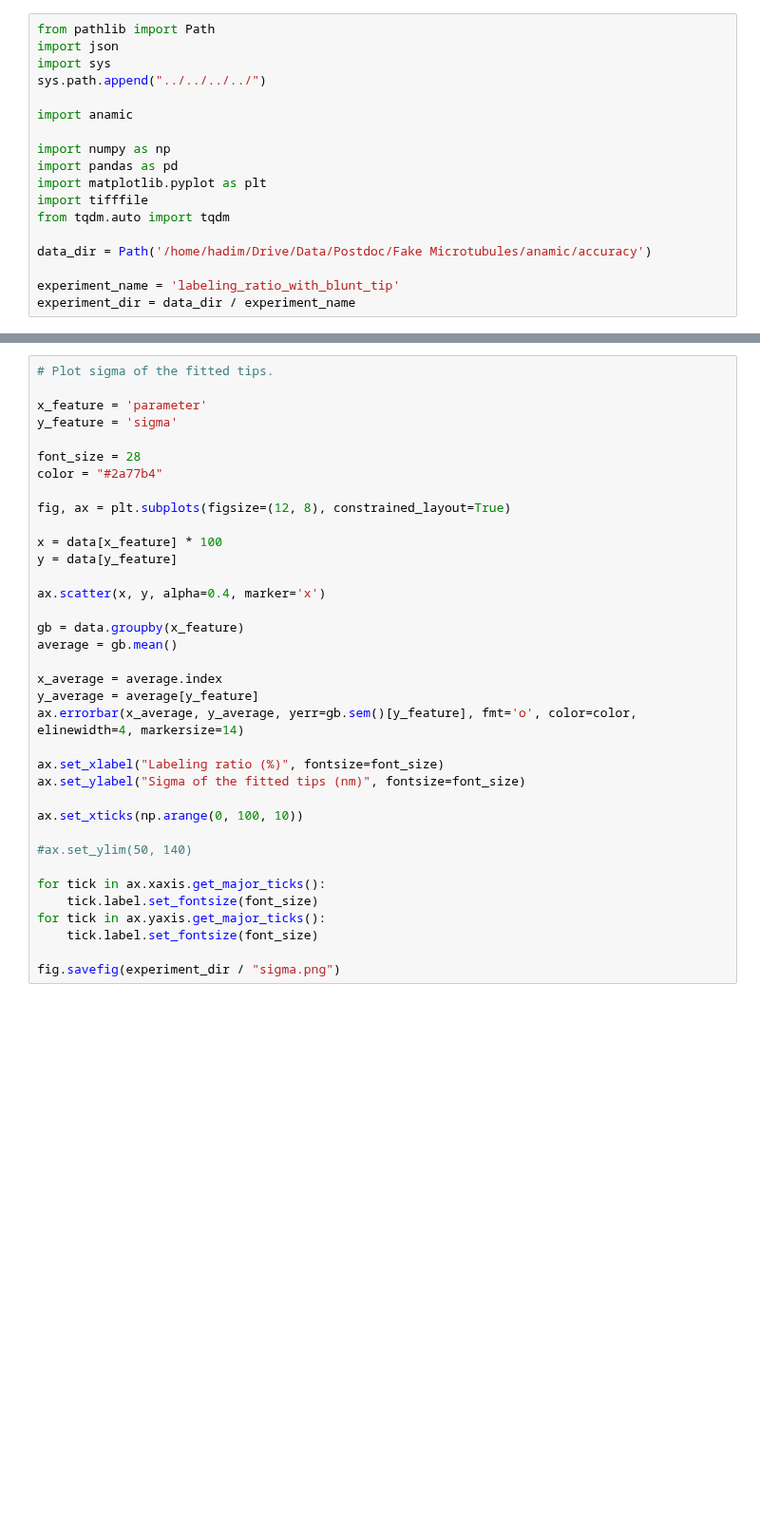
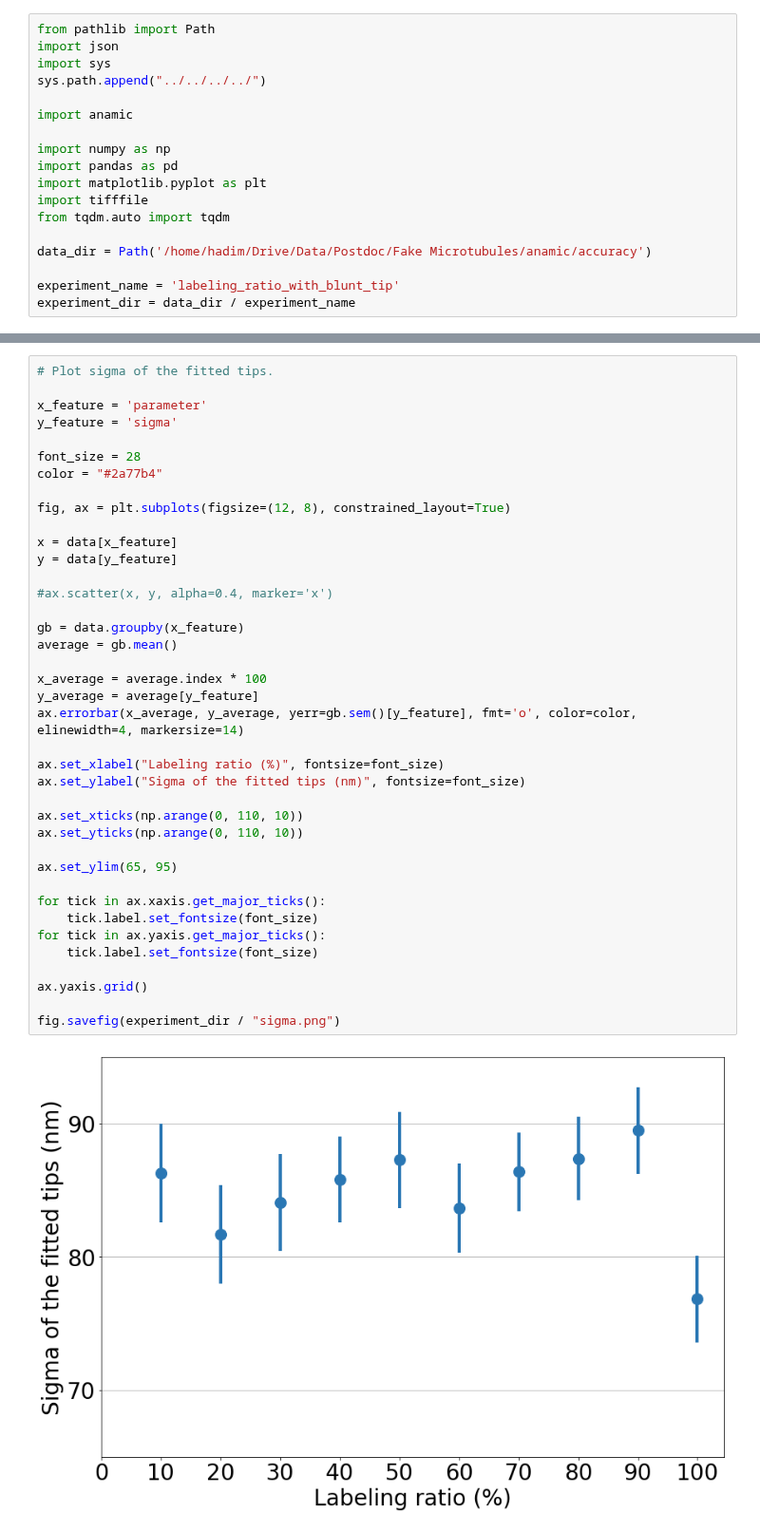
Before and after one commit to brouhardlab/anamic, a Jupyter notebook: notebooks/Experiments/Fitter Accuracy/Variable Labeling Ratio/3_Analysis.ipynb, the cells around one changed output, grey strips where cells are left out. Shown at 95% size. Cells and saved outputs as stored; diff of their text form; blank space fills up the shorter version.

```diff
--- a/notebooks/Experiments/Fitter Accuracy/Variable Labeling Ratio/3_Analysis.ipynb
+++ b/notebooks/Experiments/Fitter Accuracy/Variable Labeling Ratio/3_Analysis.ipynb
@@ -74,35 +92,40 @@ fig.savefig(experiment_dir / "error.png")
 # Plot sigma of the fitted tips.
 
 x_feature = 'parameter'
 y_feature = 'sigma'
 
 font_size = 28
 color = "#2a77b4"
 
 fig, ax = plt.subplots(figsize=(12, 8), constrained_layout=True)
 
-x = data[x_feature] * 100
+x = data[x_feature]
 y = data[y_feature]
 
-ax.scatter(x, y, alpha=0.4, marker='x')
+#ax.scatter(x, y, alpha=0.4, marker='x')
 
 gb = data.groupby(x_feature)
 average = gb.mean()
 
-x_average = average.index
+x_average = average.index * 100
 y_average = average[y_feature]
 ax.errorbar(x_average, y_average, yerr=gb.sem()[y_feature], fmt='o', color=color, elinewidth=4, markersize=14)
 
 ax.set_xlabel("Labeling ratio (%)", fontsize=font_size)
 ax.set_ylabel("Sigma of the fitted tips (nm)", fontsize=font_size)
 
-ax.set_xticks(np.arange(0, 100, 10))
+ax.set_xticks(np.arange(0, 110, 10))
+ax.set_yticks(np.arange(0, 110, 10))
 
-#ax.set_ylim(50, 140)
+ax.set_ylim(65, 95)
 
 for tick in ax.xaxis.get_major_ticks():
     tick.label.set_fontsize(font_size)
 for tick in ax.yaxis.get_major_ticks():
     tick.label.set_fontsize(font_size)
 
+ax.yaxis.grid()
+
 fig.savefig(experiment_dir / "sigma.png")
+# %% [output]
+[figure, added]
```
Also changed, not shown: parts of 3 cells of this notebook, 1 other file.
